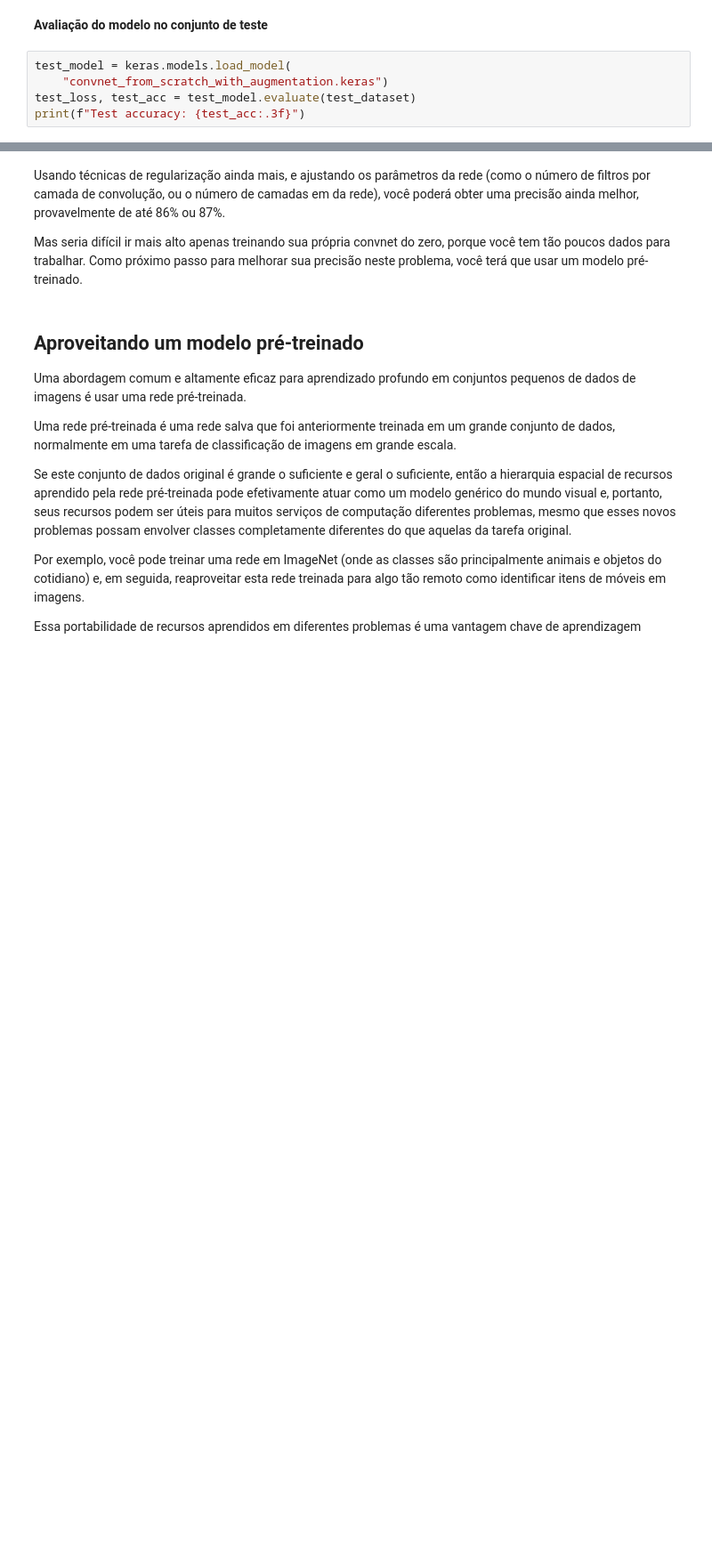
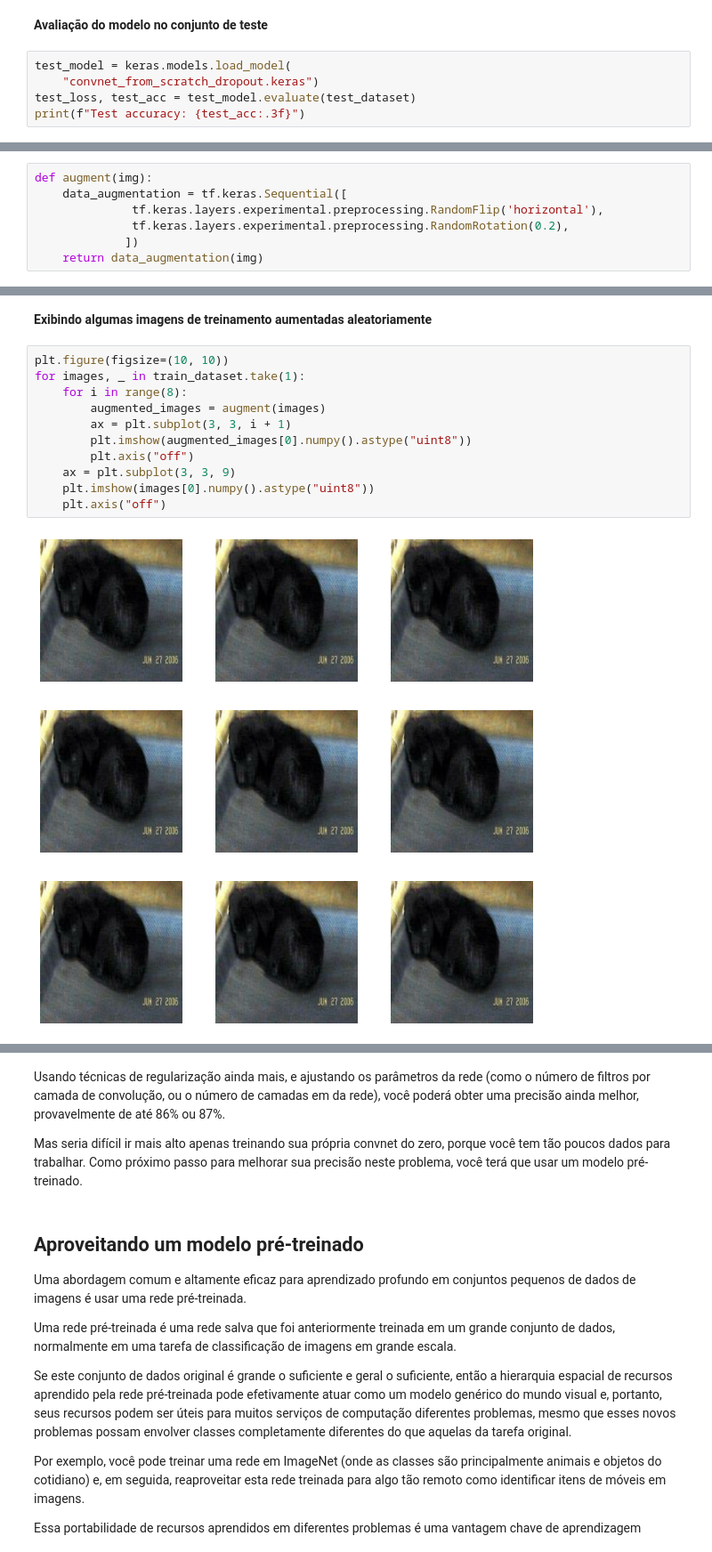
Before and after one commit to marcusborela/Aprendizado-Profundo-Unicamp, a Jupyter notebook: Analise_Imagens_Satelite__Explorando_as_Redes_Convolucionais_em_Visão_Computacional.ipynb, the cells around one changed output, grey strips where cells are left out. Shown at 89% size. Cells and saved outputs as stored; diff of their text form; blank space fills up the shorter version.

```diff
--- a/Analise_Imagens_Satelite__Explorando_as_Redes_Convolucionais_em_Visão_Computacional.ipynb
+++ b/Analise_Imagens_Satelite__Explorando_as_Redes_Convolucionais_em_Visão_Computacional.ipynb
@@ -554,7 +520,7 @@ plt.show()
 **Avaliação do modelo no conjunto de teste**
 # %%
 test_model = keras.models.load_model(
-    "convnet_from_scratch_with_augmentation.keras")
+    "convnet_from_scratch_dropout.keras")
 test_loss, test_acc = test_model.evaluate(test_dataset)
 print(f"Test accuracy: {test_acc:.3f}")
 # %% [output]
@@ -562,0 +599,7 @@ Test accuracy: 0.756
+# %%
+def augment(img):
+    data_augmentation = tf.keras.Sequential([
+              tf.keras.layers.experimental.preprocessing.RandomFlip('horizontal'),
+              tf.keras.layers.experimental.preprocessing.RandomRotation(0.2),
+             ])
+    return data_augmentation(img)
@@ -562,0 +614,15 @@ Test accuracy: 0.756
+# %% [markdown]
+**Exibindo algumas imagens de treinamento aumentadas aleatoriamente**
+# %%
+plt.figure(figsize=(10, 10))
+for images, _ in train_dataset.take(1):
+    for i in range(8):
+        augmented_images = augment(images)
+        ax = plt.subplot(3, 3, i + 1)
+        plt.imshow(augmented_images[0].numpy().astype("uint8"))
+        plt.axis("off")
+    ax = plt.subplot(3, 3, 9)
+    plt.imshow(images[0].numpy().astype("uint8"))
+    plt.axis("off")
+# %% [output]
+[figure, added]
```
Also changed, not shown: parts of 26 cells of this notebook.
